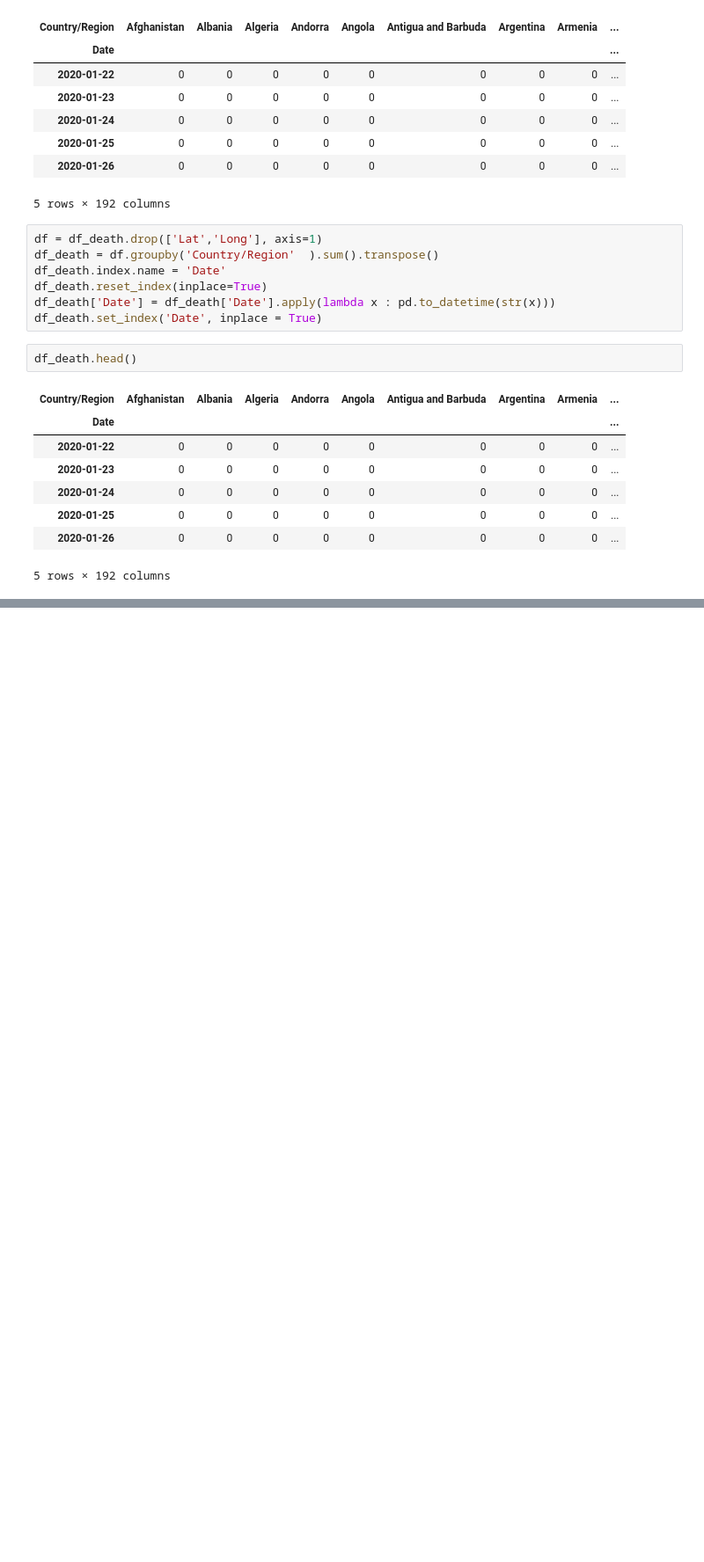
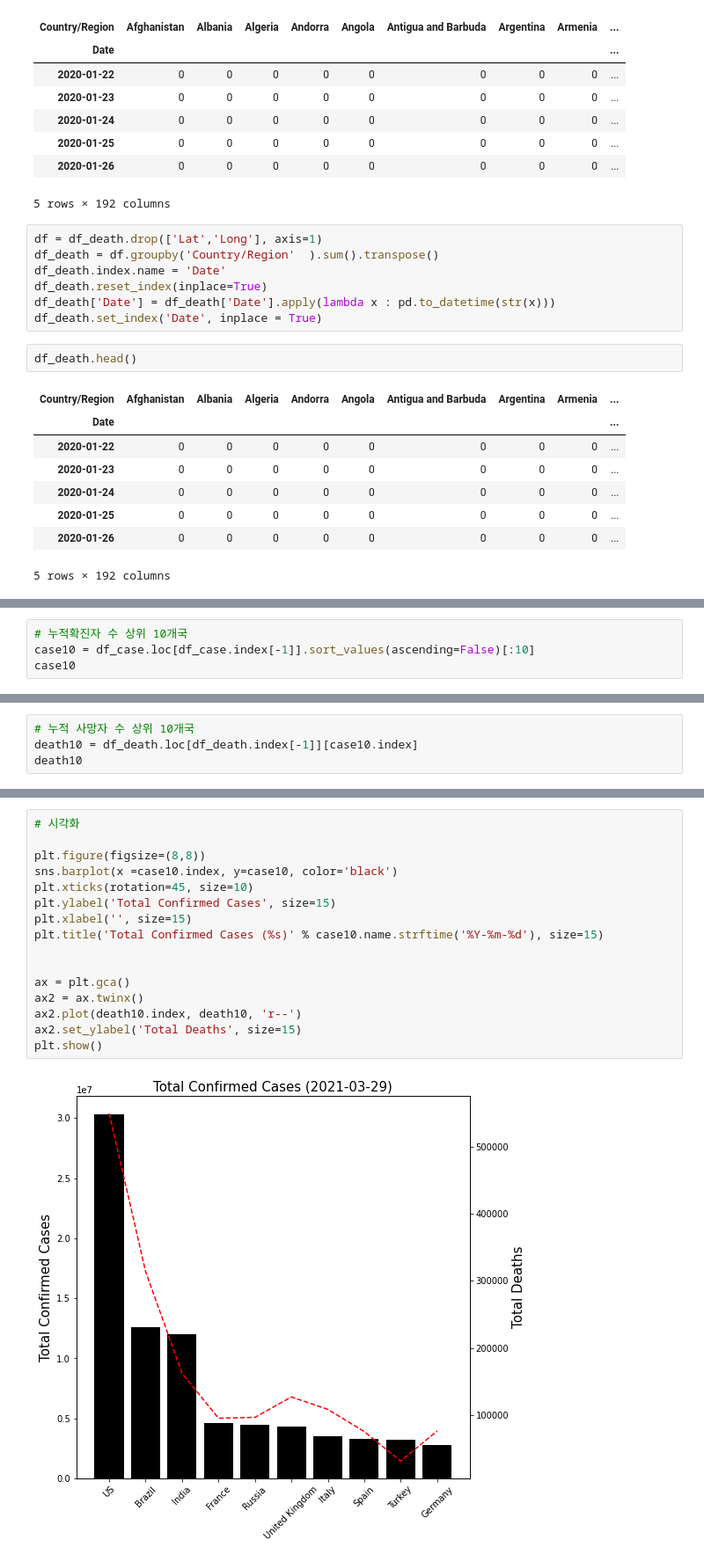
Before and after one commit to Vaycold/statistics_seminar, a Jupyter notebook: 국내_코로나_바이러스_확진자_수_예측.ipynb, the cells around one changed output, grey strips where cells are left out. Shown at 88% size. Saved outputs shown, nothing was run; the diff lists cells and outputs as text; blank space fills up the shorter version.

```diff
--- a/국내_코로나_바이러스_확진자_수_예측.ipynb
+++ b/국내_코로나_바이러스_확진자_수_예측.ipynb
@@ -162,0 +171,4 @@ df_death.head()
+# %%
+# 누적확진자 수 상위 10개국
+case10 = df_case.loc[df_case.index[-1]].sort_values(ascending=False)[:10]
+case10
@@ -162,0 +188,4 @@ df_death.head()
+# %%
+# 누적 사망자 수 상위 10개국
+death10 = df_death.loc[df_death.index[-1]][case10.index]
+death10
@@ -162,0 +205,18 @@ df_death.head()
+# %%
+# 시각화
+
+plt.figure(figsize=(8,8))
+sns.barplot(x =case10.index, y=case10, color='black')
+plt.xticks(rotation=45, size=10)
+plt.ylabel('Total Confirmed Cases', size=15)
+plt.xlabel('', size=15)
+plt.title('Total Confirmed Cases (%s)' % case10.name.strftime('%Y-%m-%d'), size=15)
+
+
+ax = plt.gca()
+ax2 = ax.twinx()
+ax2.plot(death10.index, death10, 'r--')
+ax2.set_ylabel('Total Deaths', size=15)
+plt.show()
+# %% [output]
+[figure, added]
```
Also changed, not shown: parts of 10 cells of this notebook.
